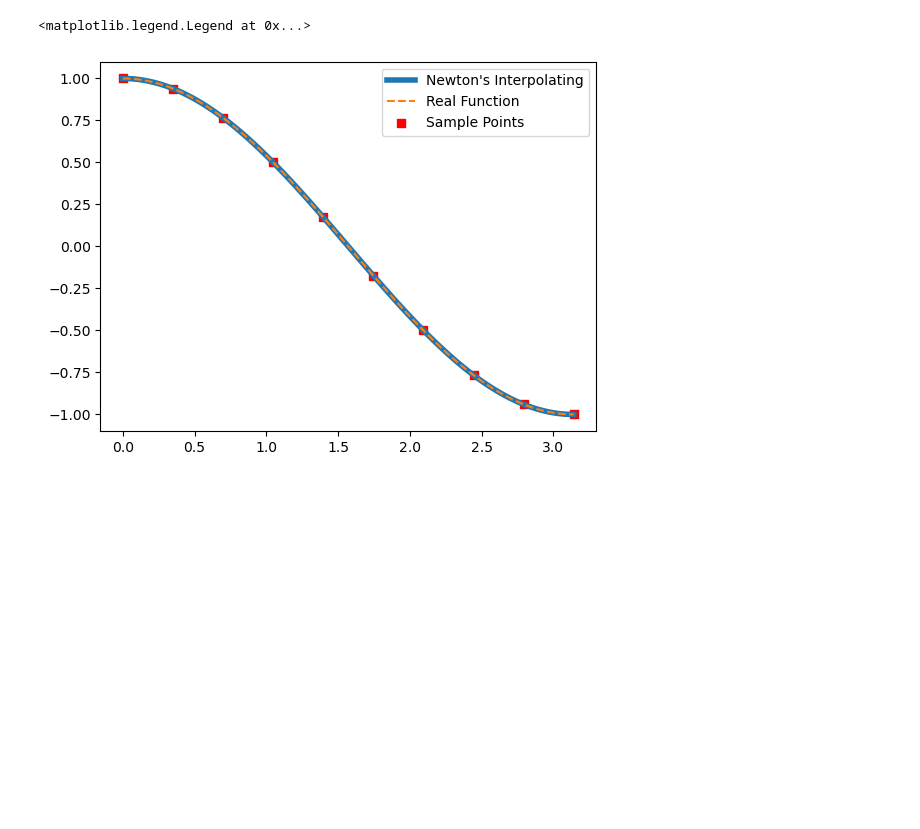
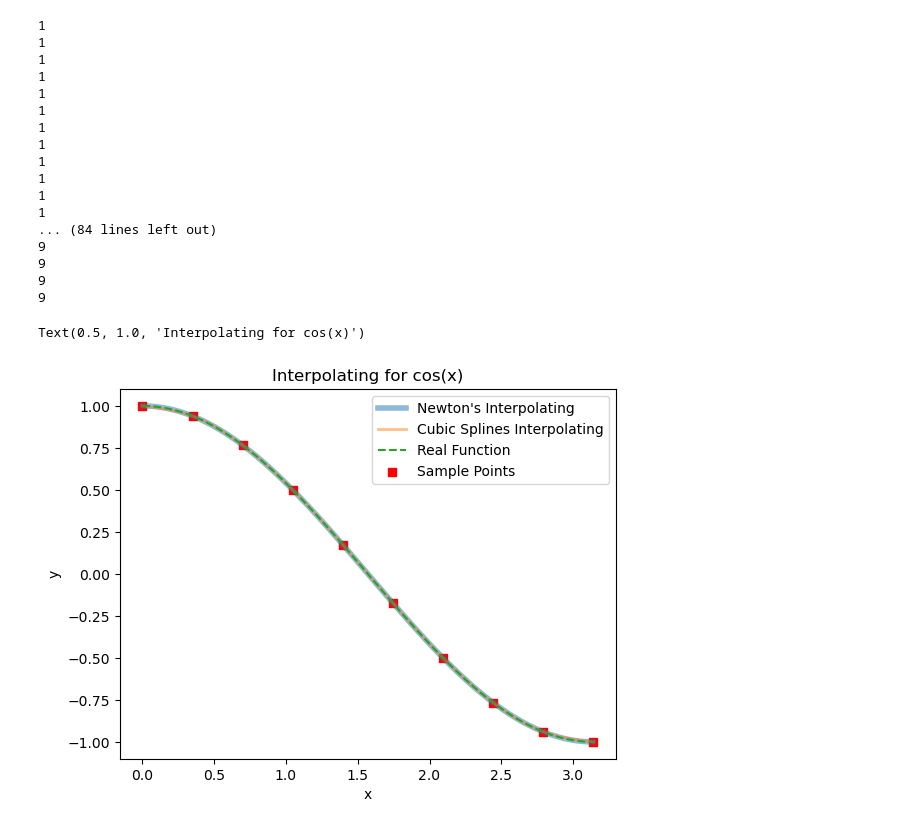
Before and after one commit to xyc2718/Foundations-of-Computational-Physics, a Jupyter notebook: hw4/hw41.ipynb, the cells around one changed output. Cells and saved outputs as stored; diff of their text form; code cells hidden in the pictures; blank space fills up the shorter version.

```diff
--- a/hw4/hw41.ipynb
+++ b/hw4/hw41.ipynb
@@ -18,17 +19,62 @@ def interpolatefunc(x:np.array,xl:np.array,cl:np.array)->np.array:
     for i in range(len(cl)):
         y=y+cl[i]*np.prod([x-xi for xi in xl[:i]],axis=0)
     return y
+
+def splines_funciton(x:float,xl:np.array,yl:np.array)->np.array:
+    n=len(xl)
+    A=np.zeros((n-2,n-2))
+    B=np.zeros(n-2)
+    for i in range(1,n-1):
+        A[i-1,i-1]=2*(xl[i+1]-xl[i-1])
+        if i<n-2:
+            A[i-1,i]=xl[i+1]-xl[i]
+        if i>1:
+            A[i-1,i-2]=xl[i]-xl[i-1]
+        if i>1 and i<n-2:
+            B[i-1]=6*(yl[i+1]-yl[i])/(xl[i+1]-xl[i])+6*(yl[i-1]-yl[i])/(xl[i]-xl[i-1])
+
+    B[0]=6*(yl[2]-yl[1])/(xl[2]-xl[1])+6*(yl[0]-yl[1])/(xl[1]-xl[0])
+    B[-1]=6*(yl[n-1]-yl[n-2])/(xl[n-1]-xl[n-2])+6*(yl[n-3]-yl[n-2])/(xl[n-2]-xl[n-3])
+    M=np.hstack([A,B.reshape(-1, 1)])
+    M0,c,flag=gaussian_elimination(M)
+    cl=np.hstack([0,c,0])
+    for i in range(1,n):
+        if xl[i-1]<=x and x<=xl[i]:
+            print(i)
+            return cl[i-1]*(xl[i]-x)**3/(6*(xl[i]-xl[i-1]))+cl[i]*(x-xl[i-1])**3/(6*(xl[i]-xl[i-1]))+(yl[i-1]/(xl[i]-xl[i-1])-cl[i-1]*(xl[i]-xl[i-1])/6)*(xl[i]-x)+(yl[i]/(xl[i]-xl[i-1])-cl[i]*(xl[i]-xl[i-1])/6)*(x-xl[i-1])
 # %%
 xl=np.linspace(0,np.pi,10)
 yl=np.cos(xl)
 cl=NewtonCoefficients(xl,yl)
 xx=np.linspace(0,np.pi,100)
-xn=np.array([xx**n for n in range(len(xl))  ])
-plt.plot(xx,interpolatefunc(xx,xl,cl),linewidth=4)
+xn=np.array([xx**n for n in range(len(xl))])
+yspl=[splines_funciton(x,xl,yl) for x in xx]
+plt.plot(xx,interpolatefunc(xx,xl,cl),linewidth=4,alpha=0.5)
+plt.plot(xx,yspl,linewidth=2,alpha=0.5)
 plt.plot(xx,np.cos(xx),linestyle="--")
 plt.scatter(xl,yl,marker="s",color="red")
-plt.legend(["Newton's Interpolating","Real Function","Sample Points"])
+plt.legend(["Newton's Interpolating","Cubic Splines Interpolating","Real Function","Sample Points"])
+plt.xlabel("x")
+plt.ylabel("y")
+plt.title("Interpolating for cos(x)")
 # %% [output]
-<matplotlib.legend.Legend at 0x...>
+1
+1
+1
+1
+1
+1
+1
+1
+1
+1
+1
+1
+... (84 lines left out)
+9
+9
+9
+9
+Text(0.5, 1.0, 'Interpolating for cos(x)')
-[figure, old version]
+[figure, new version]
 # %%
```
Also changed, not shown: parts of 9 cells of this notebook, 13 other files.
